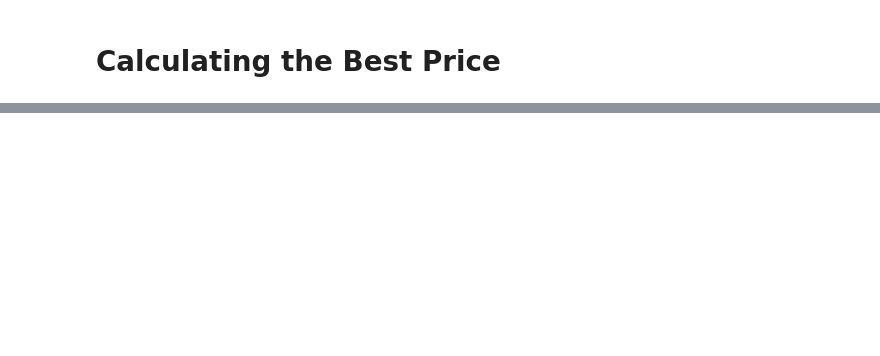
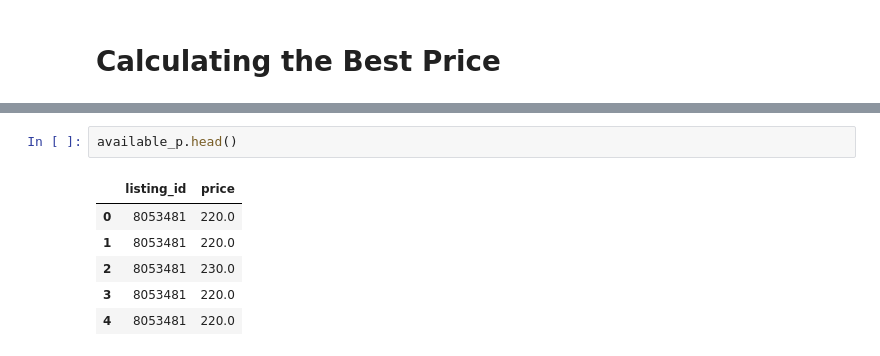
Before and after one commit to esimran/Capital-One-MSF17-, a Jupyter notebook: data_analysis.ipynb, the cells around one changed output, grey strips where cells are left out. Cells and saved outputs as stored; diff of their text form; blank space fills up the shorter version.

```diff
--- a/data_analysis.ipynb
+++ b/data_analysis.ipynb
@@ -278,0 +280,9 @@ pd.DataFrame(RFR.predict(x_test)).describe()
+# %%
+available_p.head()
+# %% [output]
+|  | listing_id | price |
+| 0 | 8053481 | 220.0 |
+| 1 | 8053481 | 220.0 |
+| 2 | 8053481 | 230.0 |
+| 3 | 8053481 | 220.0 |
+| 4 | 8053481 | 220.0 |
```
Also changed, not shown: parts of 19 cells of this notebook, 2 other files.
